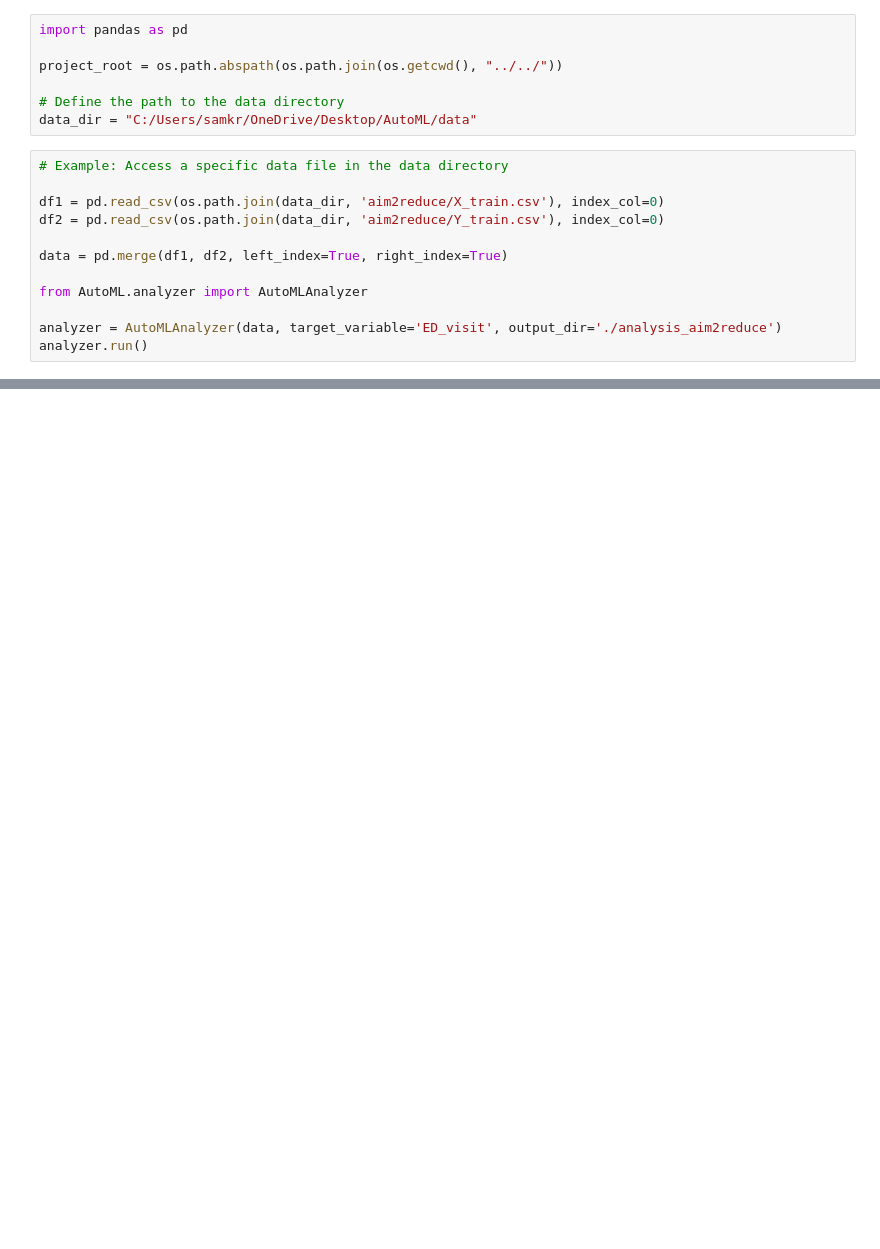
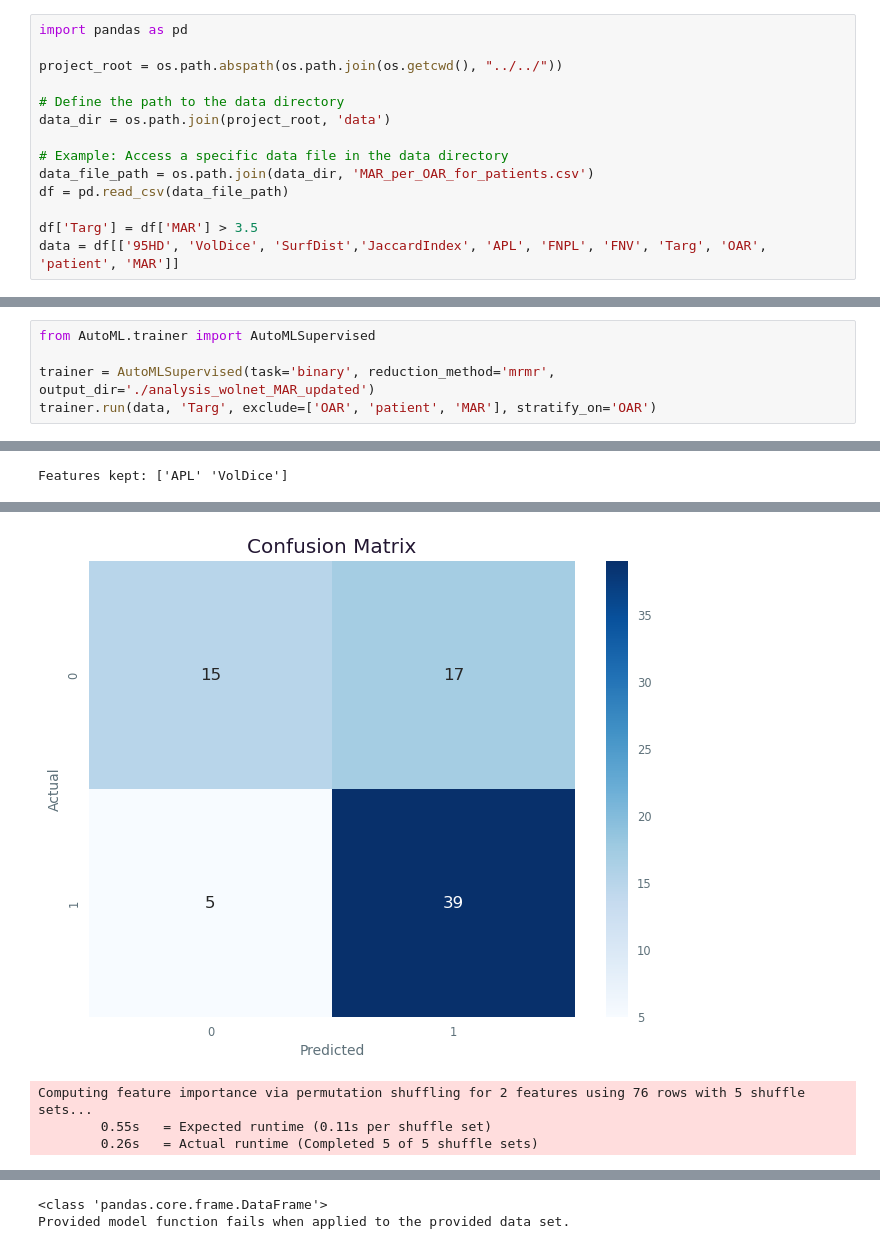
Before and after one commit to pmcdi/jarvais, a Jupyter notebook: tutorials/notebooks/example.ipynb, the cells around one changed output, grey strips where cells are left out. Drawn from its saved outputs; the diff is of its cells as text; blank space fills up the shorter version.

Commit message:
updates to trainer and explainer

```diff
--- a/tutorials/notebooks/example.ipynb
+++ b/tutorials/notebooks/example.ipynb
@@ -15,16 +14,11 @@ import pandas as pd
 project_root = os.path.abspath(os.path.join(os.getcwd(), "../../"))
 
 # Define the path to the data directory
-data_dir = "C:/Users/samkr/OneDrive/Desktop/AutoML/data"
+data_dir = os.path.join(project_root, 'data')
+
+# Example: Access a specific data file in the data directory
+data_file_path = os.path.join(data_dir, 'MAR_per_OAR_for_patients.csv')
+df = pd.read_csv(data_file_path)
+
+df['Targ'] = df['MAR'] > 3.5
+data = df[['95HD', 'VolDice', 'SurfDist','JaccardIndex', 'APL', 'FNPL', 'FNV', 'Targ', 'OAR', 'patient', 'MAR']]
-# %%
-# Example: Access a specific data file in the data directory
-
-df1 = pd.read_csv(os.path.join(data_dir, 'aim2reduce/X_train.csv'), index_col=0)
-df2 = pd.read_csv(os.path.join(data_dir, 'aim2reduce/Y_train.csv'), index_col=0)
-
-data = pd.merge(df1, df2, left_index=True, right_index=True)
-
-from AutoML.analyzer import AutoMLAnalyzer
-
-analyzer = AutoMLAnalyzer(data, target_variable='ED_visit', output_dir='./analysis_aim2reduce')
-analyzer.run()
@@ -82,0 +114,6 @@ See https://numpy.org/devdocs/release/1.25.0-notes.html and the docs for more in
+# %%
+from AutoML.trainer import AutoMLSupervised
+
+trainer = AutoMLSupervised(task='binary', reduction_method='mrmr', output_dir='./analysis_wolnet_MAR_updated')
+trainer.run(data, 'Targ', exclude=['OAR', 'patient', 'MAR'], stratify_on='OAR')
+# %% [output]
@@ -82,0 +138 @@ See https://numpy.org/devdocs/release/1.25.0-notes.html and the docs for more in
+Features kept: ['APL' 'VolDice']
@@ -82,0 +173,4 @@ See https://numpy.org/devdocs/release/1.25.0-notes.html and the docs for more in
+[figure, added]
+Computing feature importance via permutation shuffling for 2 features using 76 rows with 5 shuffle sets...
+        0.55s   = Expected runtime (0.11s per shuffle set)
+        0.26s   = Actual runtime (Completed 5 of 5 shuffle sets)
@@ -82,0 +178,2 @@ See https://numpy.org/devdocs/release/1.25.0-notes.html and the docs for more in
+<class 'pandas.core.frame.DataFrame'>
+Provided model function fails when applied to the provided data set.
```
Also changed, not shown: parts of 7 cells of this notebook, 3 other files.
